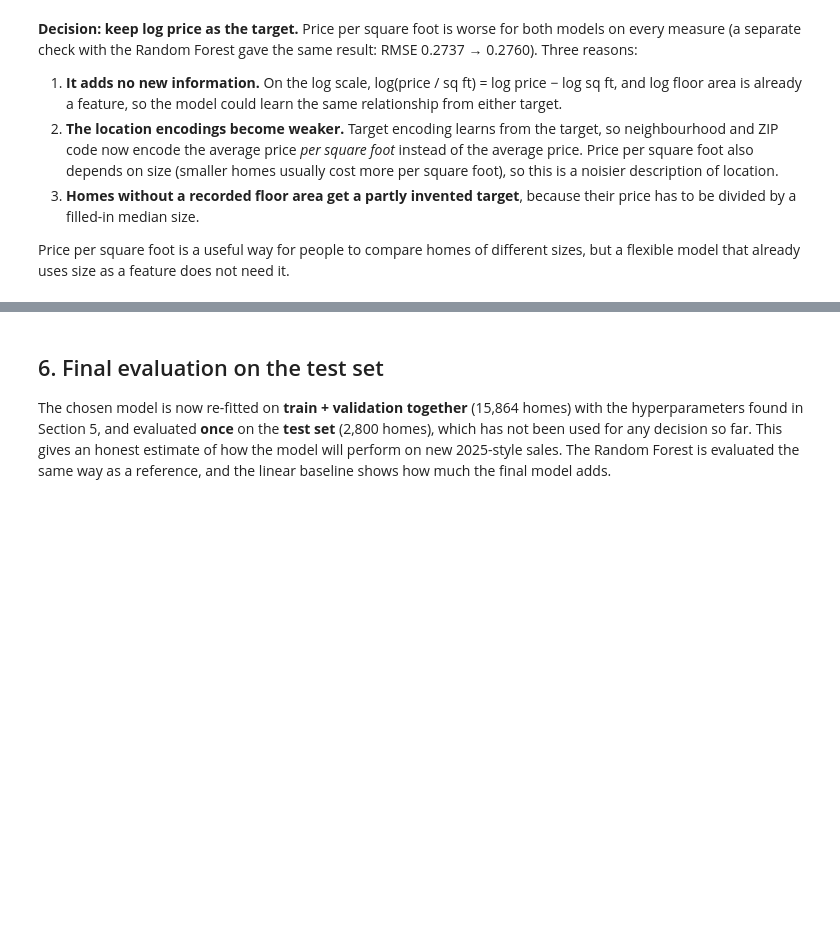
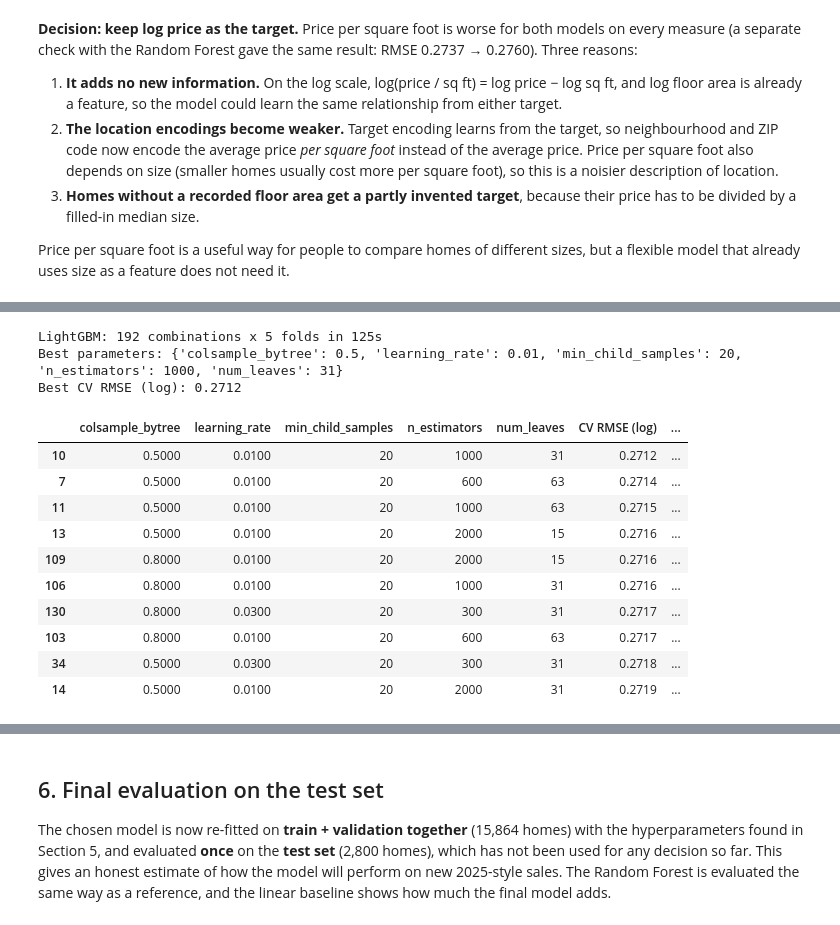
Before and after one commit to nodirbeksolijonov/MLDA-CW1-NYC-Property-Sales, a Jupyter notebook: notebooks/MLDA_CW1_NYC_Property_Sales.ipynb, the cells around one changed output, grey strips where cells are left out. Drawn from its saved outputs; the diff is of its cells as text; code cells hidden in the pictures; blank space fills up the shorter version.

```diff
--- a/notebooks/MLDA_CW1_NYC_Property_Sales.ipynb
+++ b/notebooks/MLDA_CW1_NYC_Property_Sales.ipynb
@@ -2012,0 +2047,25 @@ Price per square foot is a useful way for people to compare homes of different s
+# %%
+from lightgbm import LGBMRegressor
+
+tune("LightGBM", LGBMRegressor(subsample=0.8, subsample_freq=1, random_state=RANDOM_STATE, n_jobs=1, verbose=-1), {
+    "learning_rate": [0.01, 0.03, 0.1],
+    "n_estimators": [300, 600, 1000, 2000],
+    "num_leaves": [7, 15, 31, 63],
+    "min_child_samples": [20, 50],
+    "colsample_bytree": [0.5, 0.8],
+})
+# %% [output]
+LightGBM: 192 combinations x 5 folds in 125s
+Best parameters: {'colsample_bytree': 0.5, 'learning_rate': 0.01, 'min_child_samples': 20, 'n_estimators': 1000, 'num_leaves': 31}
+Best CV RMSE (log): 0.2712
+|  | colsample_bytree | learning_rate | min_child_samples | n_estimators | num_leaves | CV RMSE (log) | ... |
+| 10 | 0.5000 | 0.0100 | 20 | 1000 | 31 | 0.2712 | ... |
+| 7 | 0.5000 | 0.0100 | 20 | 600 | 63 | 0.2714 | ... |
+| 11 | 0.5000 | 0.0100 | 20 | 1000 | 63 | 0.2715 | ... |
+| 13 | 0.5000 | 0.0100 | 20 | 2000 | 15 | 0.2716 | ... |
+| 109 | 0.8000 | 0.0100 | 20 | 2000 | 15 | 0.2716 | ... |
+| 106 | 0.8000 | 0.0100 | 20 | 1000 | 31 | 0.2716 | ... |
+| 130 | 0.8000 | 0.0300 | 20 | 300 | 31 | 0.2717 | ... |
+| 103 | 0.8000 | 0.0100 | 20 | 600 | 63 | 0.2717 | ... |
+| 34 | 0.5000 | 0.0300 | 20 | 300 | 31 | 0.2718 | ... |
+| 14 | 0.5000 | 0.0100 | 20 | 2000 | 31 | 0.2719 | ... |
```
Also changed, not shown: parts of 10 cells of this notebook, 4 other files.
